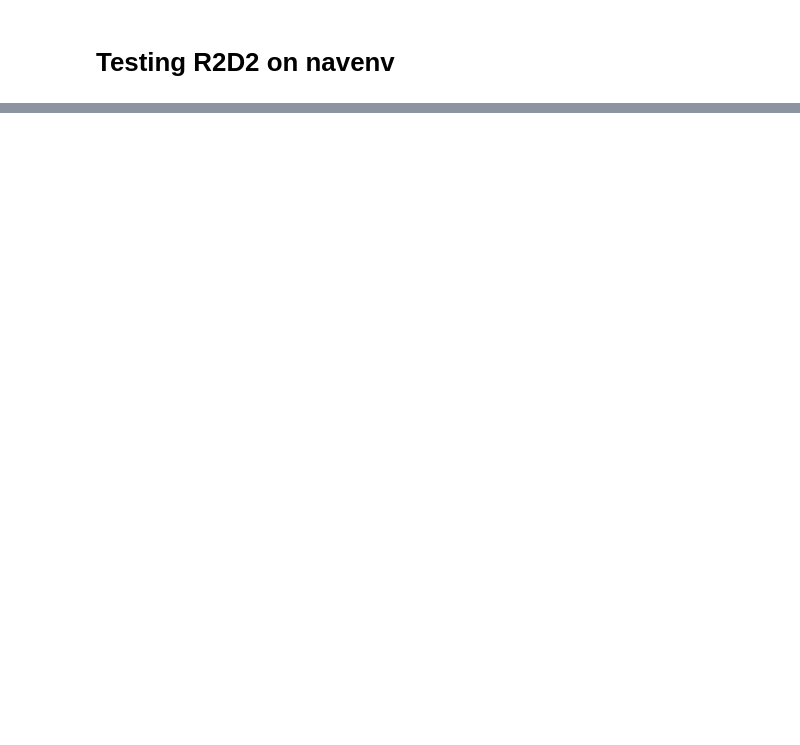
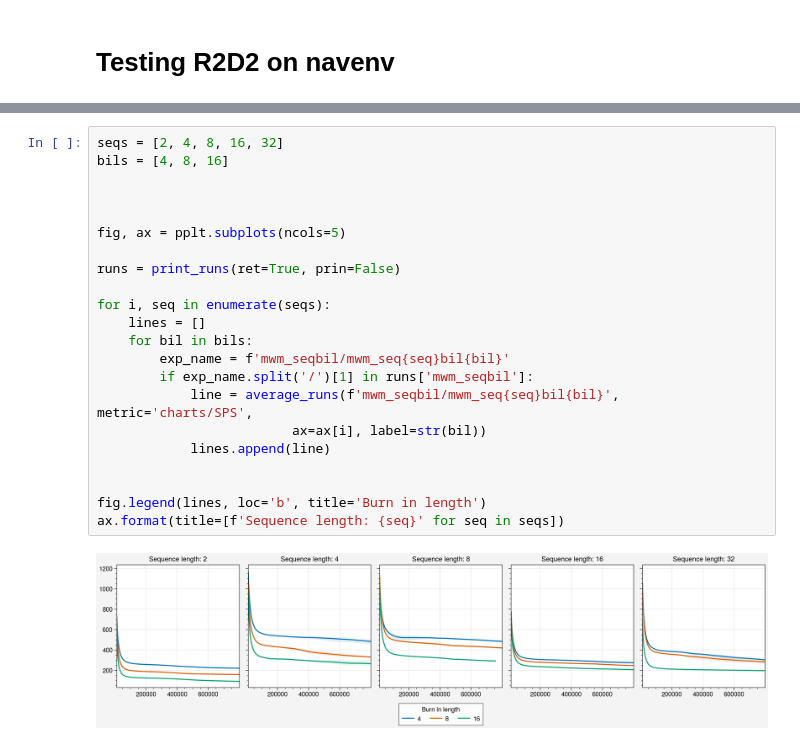
Before and after one commit to liuandrew/r2d2_aux, a Jupyter notebook: write_and_test/data_visualize.ipynb, the cells around one changed output, grey strips where cells are left out. Drawn from its saved outputs; the diff is of its cells as text; blank space fills up the shorter version.

```diff
--- a/write_and_test/data_visualize.ipynb
+++ b/write_and_test/data_visualize.ipynb
@@ -94,0 +171,24 @@ fig.savefig('cartpole_SPS.jpg')
+# %%
+seqs = [2, 4, 8, 16, 32]
+bils = [4, 8, 16]
+
+
+
+fig, ax = pplt.subplots(ncols=5)
+
+runs = print_runs(ret=True, prin=False)
+
+for i, seq in enumerate(seqs):
+    lines = []
+    for bil in bils:
+        exp_name = f'mwm_seqbil/mwm_seq{seq}bil{bil}'
+        if exp_name.split('/')[1] in runs['mwm_seqbil']:
+            line = average_runs(f'mwm_seqbil/mwm_seq{seq}bil{bil}', metric='charts/SPS',
+                         ax=ax[i], label=str(bil))
+            lines.append(line)
+
+
+fig.legend(lines, loc='b', title='Burn in length')
+ax.format(title=[f'Sequence length: {seq}' for seq in seqs])
+# %% [output]
+[figure, added]
```
Also changed, not shown: parts of 13 cells of this notebook, 8 other files.
